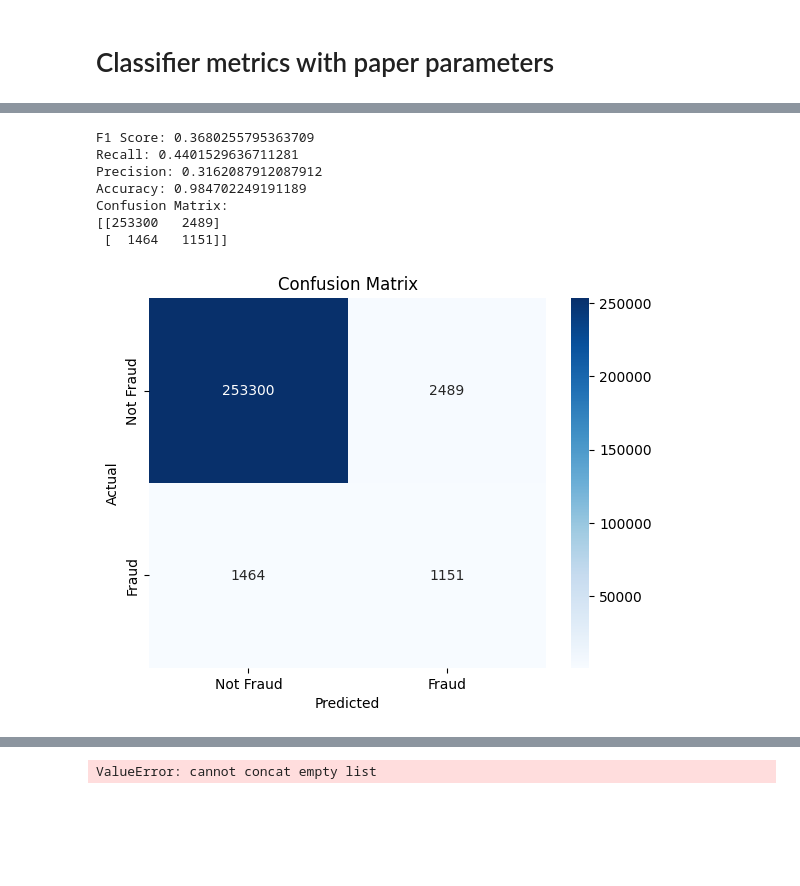
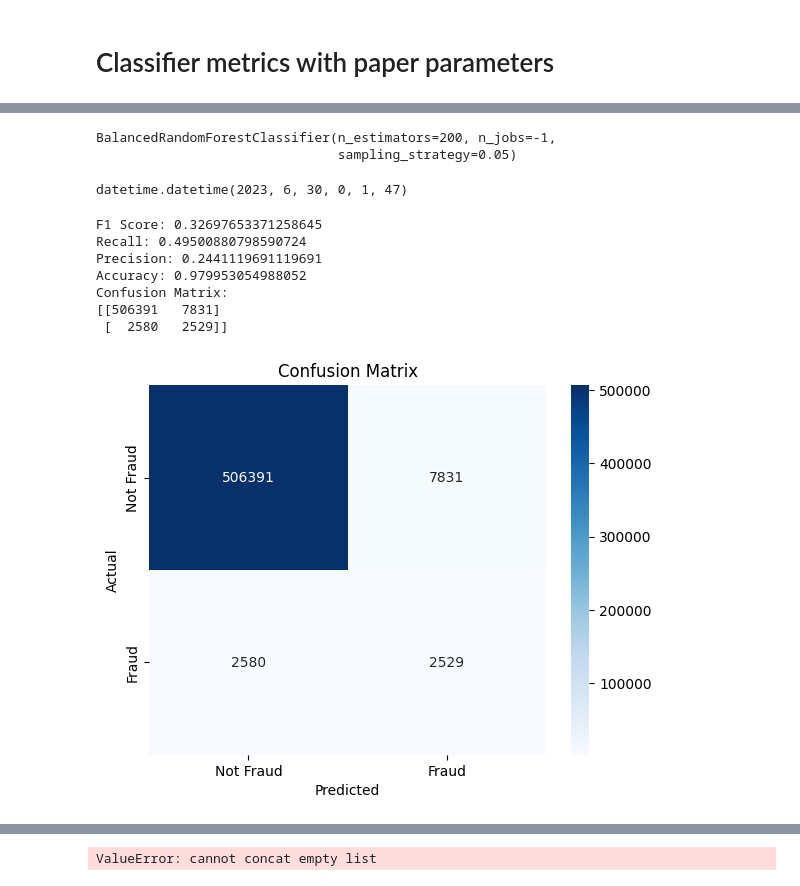
Before and after one commit to FaramirHurin/RL_Attack_September24, a Jupyter notebook: src/classifier-metrics.ipynb, the cells around one changed output, grey strips where cells are left out. Cells and saved outputs as stored; diff of their text form; code cells hidden in the pictures; blank space fills up the shorter version.

```diff
--- a/src/classifier-metrics.ipynb
+++ b/src/classifier-metrics.ipynb
@@ -1,2 +1,10 @@
 # %% [markdown]
 # Classifier metrics with paper parameters
+# %%
+import pickle
+
+# Open the file in binary read mode
+with open('logs/LASTbanksys.pkl', 'rb') as f:
+    banksys = pickle.load(f)
+
+print(banksys)
@@ -5,10 +21,10 @@ from parameters import Parameters, CardSimParameters, ClassificationParameters
 from banksys import Banksys
 import polars as pl
 
-params = Parameters(cardsim=CardSimParameters.paper_params(), clf_params=ClassificationParameters.paper_params(True))
+#params = Parameters(cardsim=CardSimParameters.paper_params(), clf_params=ClassificationParameters.paper_params(True))
 
 #banksys = params.create_env().system
-banksys = Banksys.load("cache/banksys/10000-payers/365-days/start-2023-01-01")
+#banksys = Banksys.load("cache/banksys/10000-payers/365-days/start-2023-01-01")
 print(banksys.current_time)
 #banksys = params.create_banksys()
 # %% [output]
@@ -46,3 +62,6 @@ classifier.anomaly_detection_classifier.fit(classifier.dataset['Transactions'])
 
 classifier.ml_classifier = BalancedRandomForestClassifier(n_estimators=200, sampling_strategy=0.05, n_jobs=-1)
 classifier.ml_classifier.fit(classifier.dataset['Transactions'], classifier.dataset['Labels'])
+# %% [output]
+BalancedRandomForestClassifier(n_estimators=200, n_jobs=-1,
+                               sampling_strategy=0.05)
@@ -51,33 +68,37 @@ classifier.use_anomaly=False
+# %%
+banksys.attack_start
+# %% [output]
+datetime.datetime(2023, 6, 30, 0, 1, 47)
 # %%
 from sklearn.metrics import f1_score, recall_score, precision_score, accuracy_score, confusion_matrix
 import matplotlib.pyplot as plt
 import seaborn as sns
-
-predicted = banksys.clf.predict(test_x, true_labels=test_y, t=classifier.current_time)
+classifier.use_anomaly=True
+predicted = banksys.clf.predict(test_x, true_labels=test_y, t=banksys.attack_start) #  classifier.current_time)
 
 f1 = f1_score(test_y, predicted)
 recall = recall_score(test_y, predicted)
 precision = precision_score(test_y, predicted)
 accuracy = accuracy_score(test_y, predicted)
 confusion = confusion_matrix(test_y, predicted)
 print(f"F1 Score: {f1}")
 print(f"Recall: {recall}")
 print(f"Precision: {precision}")
 print(f"Accuracy: {accuracy}")
 print("Confusion Matrix:")
 print(confusion)
 
 sns.heatmap(confusion, annot=True, fmt="d", cmap="Blues", xticklabels=["Not Fraud", "Fraud"], yticklabels=["Not Fraud", "Fraud"])
 plt.xlabel("Predicted")
 plt.ylabel("Actual")
 plt.title("Confusion Matrix")
 plt.show()
 # %% [output]
-F1 Score: 0.3680255795363709
-Recall: 0.4401529636711281
-Precision: 0.3162087912087912
-Accuracy: 0.984702249191189
+F1 Score: 0.32697653371258645
+Recall: 0.49500880798590724
+Precision: 0.2441119691119691
+Accuracy: 0.979953054988052
 Confusion Matrix:
-[[253300   2489]
- [  1464   1151]]
+[[506391   7831]
+ [  2580   2529]]
-[figure, old version]
+[figure, new version]
```
Also changed, not shown: parts of 6 cells of this notebook.
